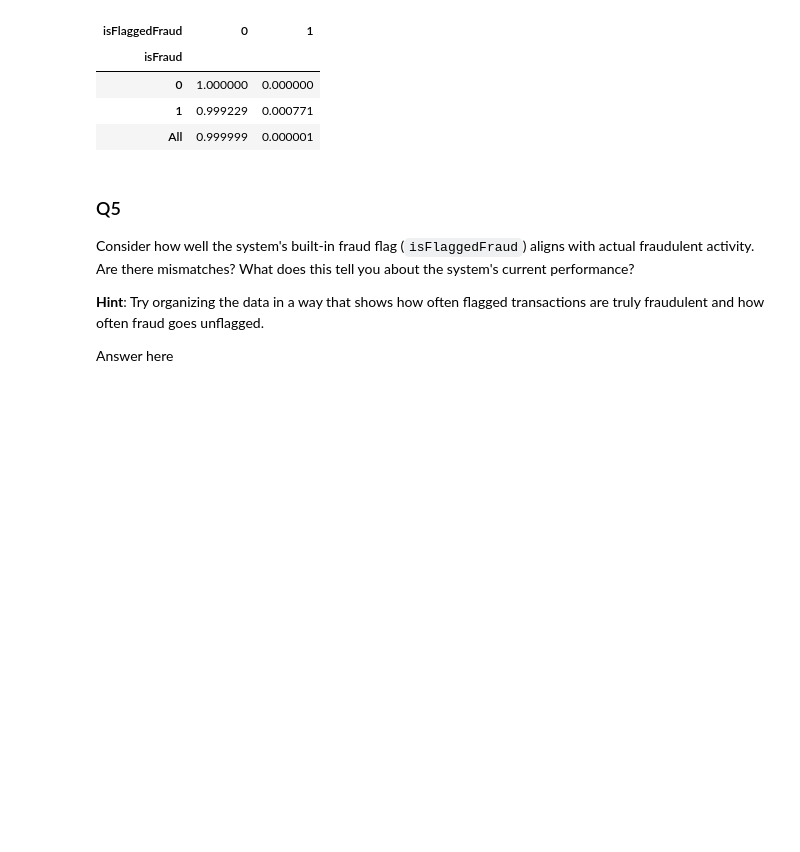
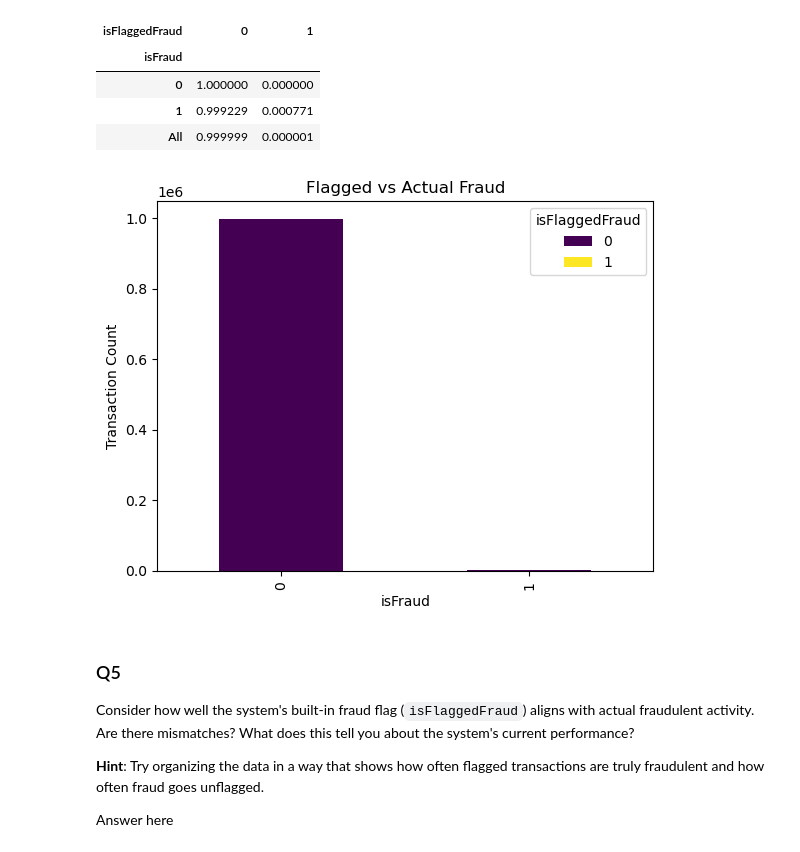
Before and after one commit to akisharbnsn/Financial-Fraud, a Jupyter notebook: notebooks/eda.ipynb, the cells around one changed output. Saved outputs shown, nothing was run; the diff lists cells and outputs as text; code cells hidden in the pictures; blank space fills up the shorter version.

```diff
--- a/notebooks/eda.ipynb
+++ b/notebooks/eda.ipynb
@@ -195,3 +190,12 @@ fig.show()
+# %%
+cross = pd.crosstab(transactions['isFraud'], transactions['isFlaggedFraud'])
+cross.plot(kind='bar', stacked=True, colormap='viridis', title='Flagged vs Actual Fraud')
+plt.xlabel('isFraud')
+plt.ylabel('Transaction Count')
+plt.legend(title='isFlaggedFraud')
+plt.show()
+# %% [output]
+[figure, added]
 # %% [markdown]
 ### Q5
 
```
Also changed, not shown: parts of 4 cells of this notebook.
